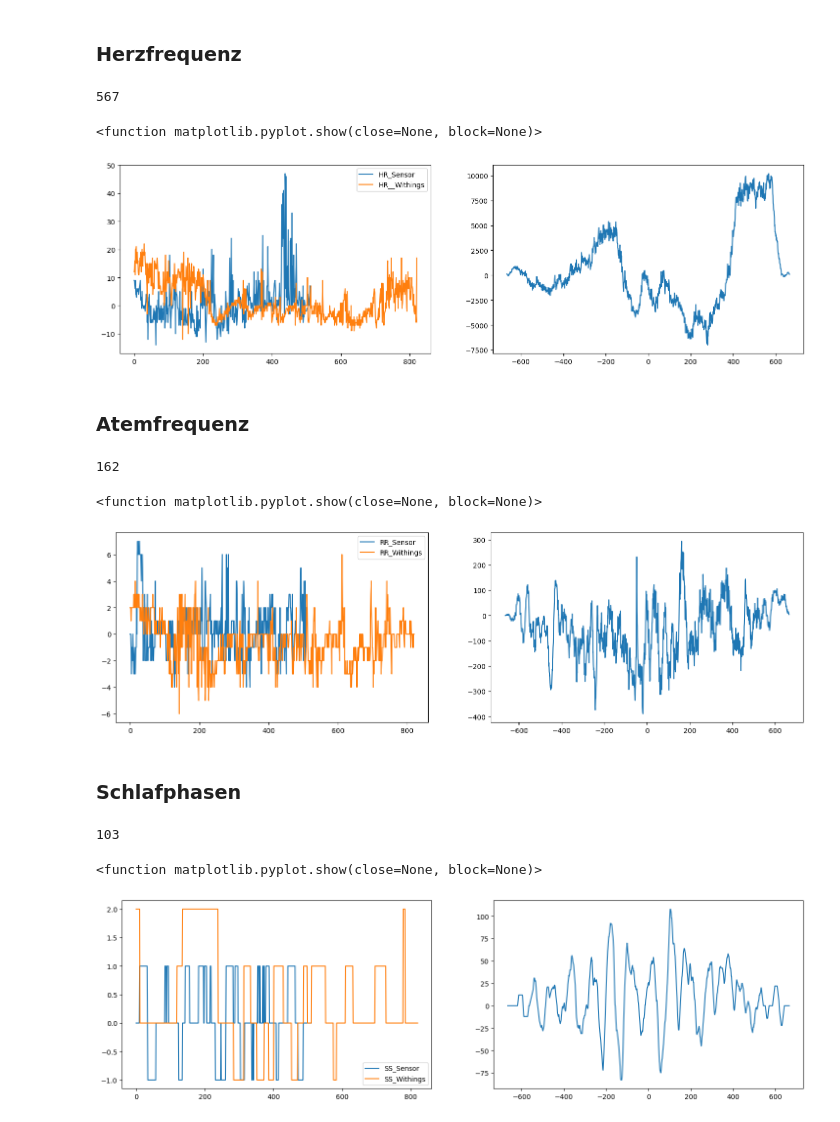
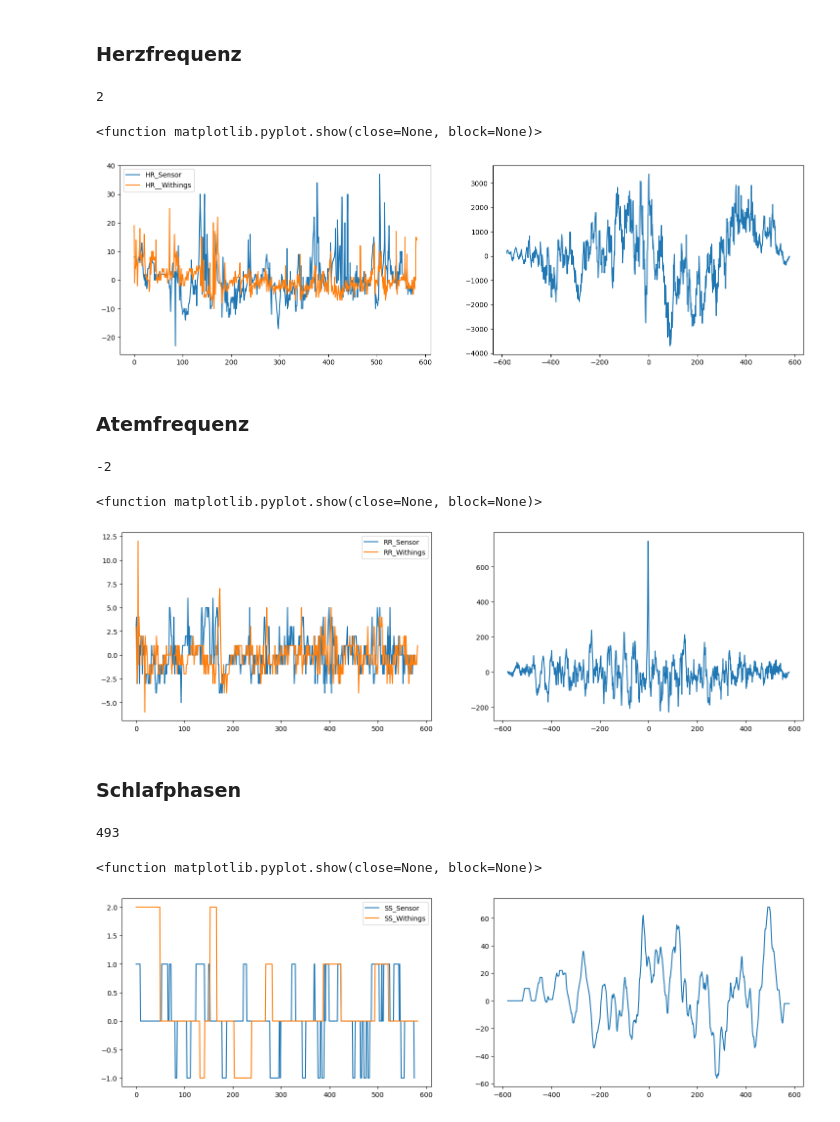
Before and after one commit to markusstraesser/Code, a Jupyter notebook: Evaluation.ipynb, the cells around one changed output. Cells and saved outputs as stored; diff of their text form; code cells hidden in the pictures.

```diff
--- a/Evaluation.ipynb
+++ b/Evaluation.ipynb
@@ -7,36 +7,36 @@
 # %%
 import matplotlib.pyplot as plt
 import pandas as pd
 import numpy as np
 from scipy import signal
 
-date = "01122021"
+date = "05122021"
 
 df_sensor = pd.read_csv("Sensordata/clean/" + date + "_sensor_data")
 df_withings = pd.read_csv("Withings_Data/clean/" + date + "_withings_data")
 
 hr_sensor = df_sensor["hr_sensor"].to_list()
 hr_withings = df_withings["hr_withings"].to_list()
 # hr_s_norm = (hr_sensor - np.min(hr_sensor)) / (np.max(hr_sensor) - np.min(hr_sensor))
 # hr_w_norm = (hr_withings - np.min(hr_withings)) / (np.max(hr_withings) - np.min(hr_withings))
 hr_s_norm = hr_sensor - np.median(hr_sensor)
 hr_w_norm = hr_withings - np.median(hr_withings)
 cross_corr = signal.correlate(hr_s_norm, hr_w_norm, "full", method="fft").tolist()
 x_vals = range(int(-len(cross_corr)/2), int(-len(cross_corr)/2)+int(len(cross_corr)))
 plt.style.use('default')
 plt.rcParams['figure.figsize'] = [18,5]
 plt.subplot(121)
 plt.plot(hr_s_norm, label="HR_Sensor")
 plt.plot(hr_w_norm, label="HR__Withings")
 plt.legend()
 plt.subplot(122)
 plt.plot(x_vals, cross_corr)
 print(cross_corr.index(max(cross_corr))-int(len(cross_corr)/2))
 plt.show
 # %% [output]
-567
+2
 <function matplotlib.pyplot.show(close=None, block=None)>
-[figure, old version]
+[figure, new version]
 # %% [markdown]
 ### Atemfrequenz
 # %%
@@ -59,9 +59,9 @@ plt.plot(x_vals, cross_corr)
 print(cross_corr.index(max(cross_corr))-int(len(cross_corr)/2))
 plt.show
 # %% [output]
-162
+-2
 <function matplotlib.pyplot.show(close=None, block=None)>
-[figure, old version]
+[figure, new version]
 # %% [markdown]
 ### Schlafphasen
 # %%
@@ -84,6 +84,6 @@ plt.plot(x_vals, cross_corr)
 print(cross_corr.index(max(cross_corr))-int(len(cross_corr)/2))
 plt.show
 # %% [output]
-103
+493
 <function matplotlib.pyplot.show(close=None, block=None)>
-[figure, old version]
+[figure, new version]
```
